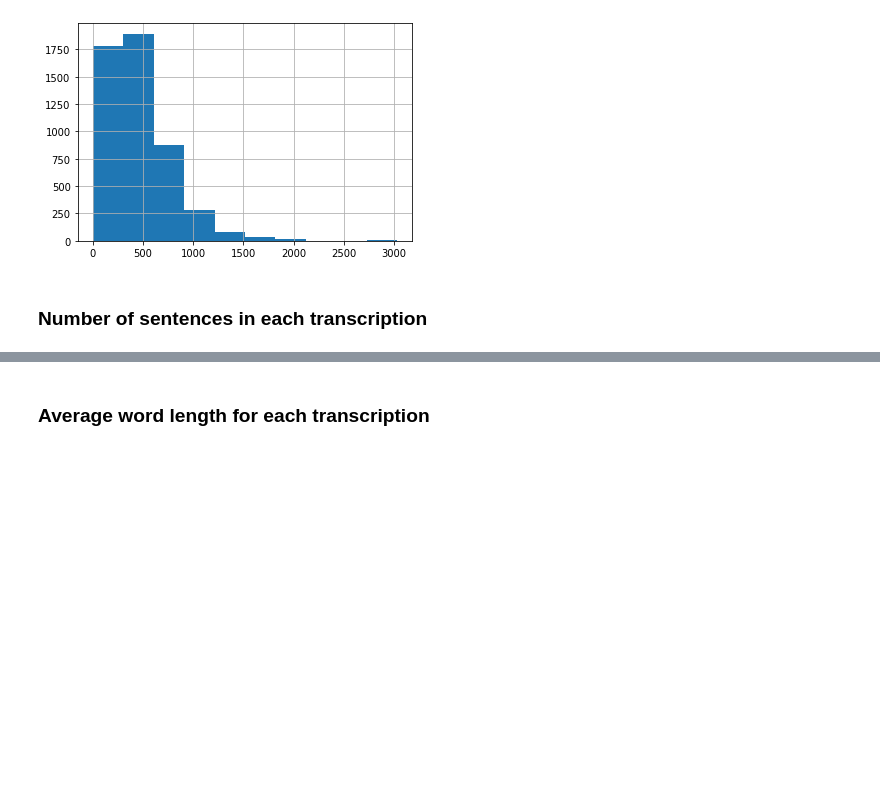
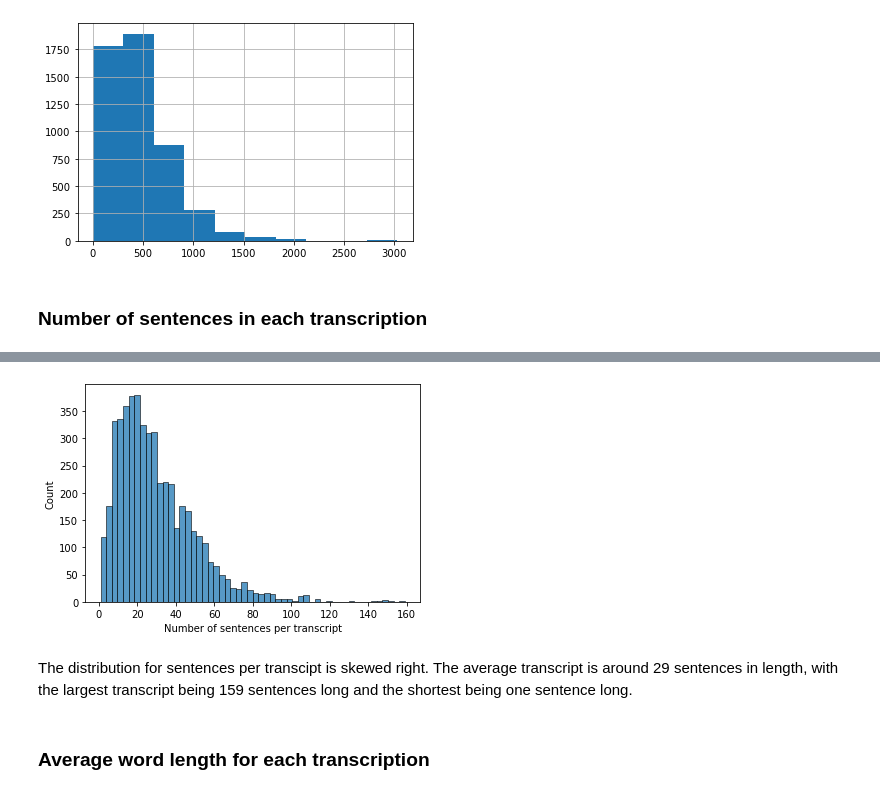
Before and after one commit to freyakuhlman/MedicalTranscriptionClassification, a Jupyter notebook: medical_transcription_data_analysis.ipynb, the cells around one changed output, grey strips where cells are left out. Drawn from its saved outputs; the diff is of its cells as text; code cells hidden in the pictures; blank space fills up the shorter version.

Commit message:
added semtence histogram

```diff
--- a/medical_transcription_data_analysis.ipynb
+++ b/medical_transcription_data_analysis.ipynb
@@ -112,0 +120,3 @@ TypeError: unhashable type: 'list'
+# %%
+df['num_sentences'] = df['transcription'].apply(sent_tokenize).apply(len)
+df['num_sentences'].describe()
@@ -113,3 +133,11 @@ TypeError: unhashable type: 'list'
+# %%
+num_sentences = sns.histplot(data=df['num_sentences'])
+num_sentences.set(xlabel = "Number of sentences per transcript", ylabel = "Count")
+plt.show()
+# %% [output]
+[figure, added]
+# %% [markdown]
+The distribution for sentences per transcipt is skewed right. The average transcript is around 29 sentences in length, with the largest transcript being 159 sentences long and the shortest being one sentence long.
 # %% [markdown]
 ### Average word length for each transcription
 # %%
```
Also changed, not shown: parts of 11 cells of this notebook.
